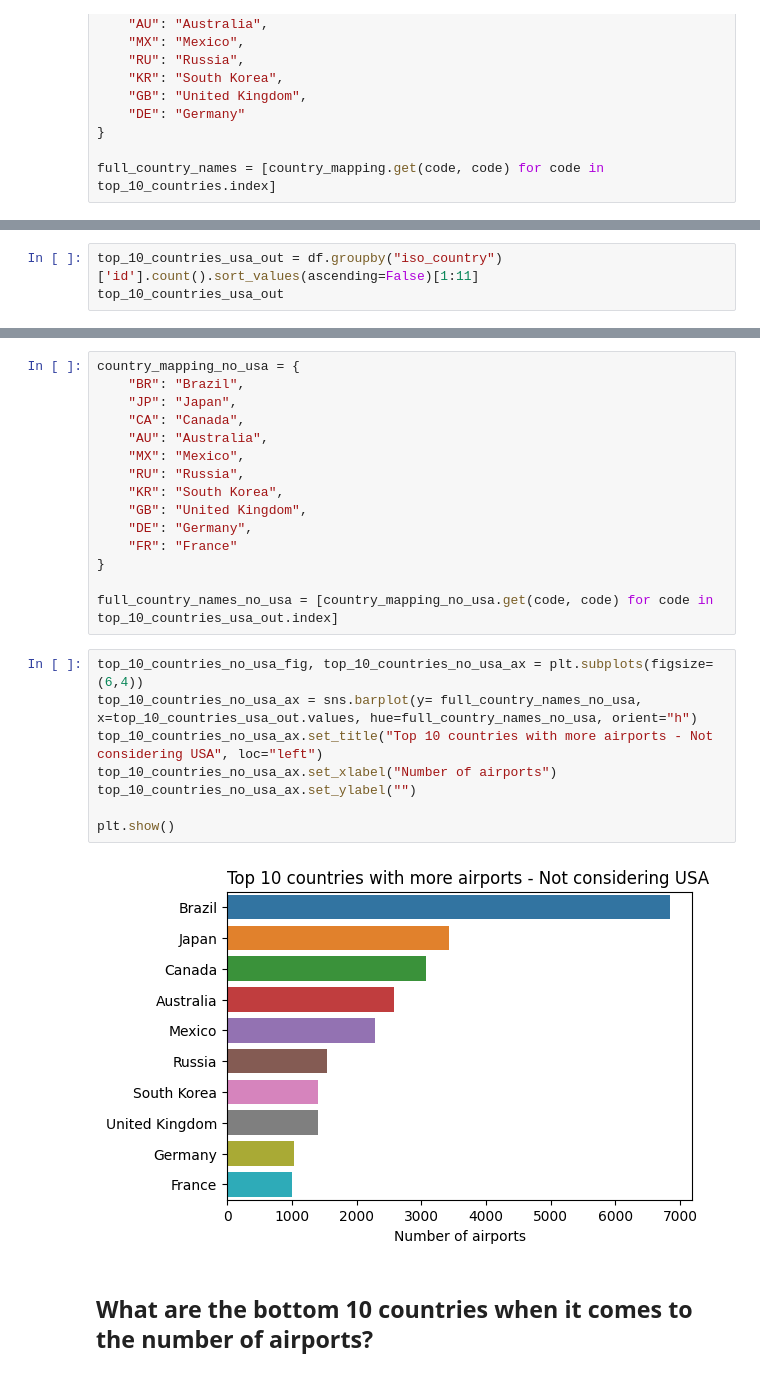
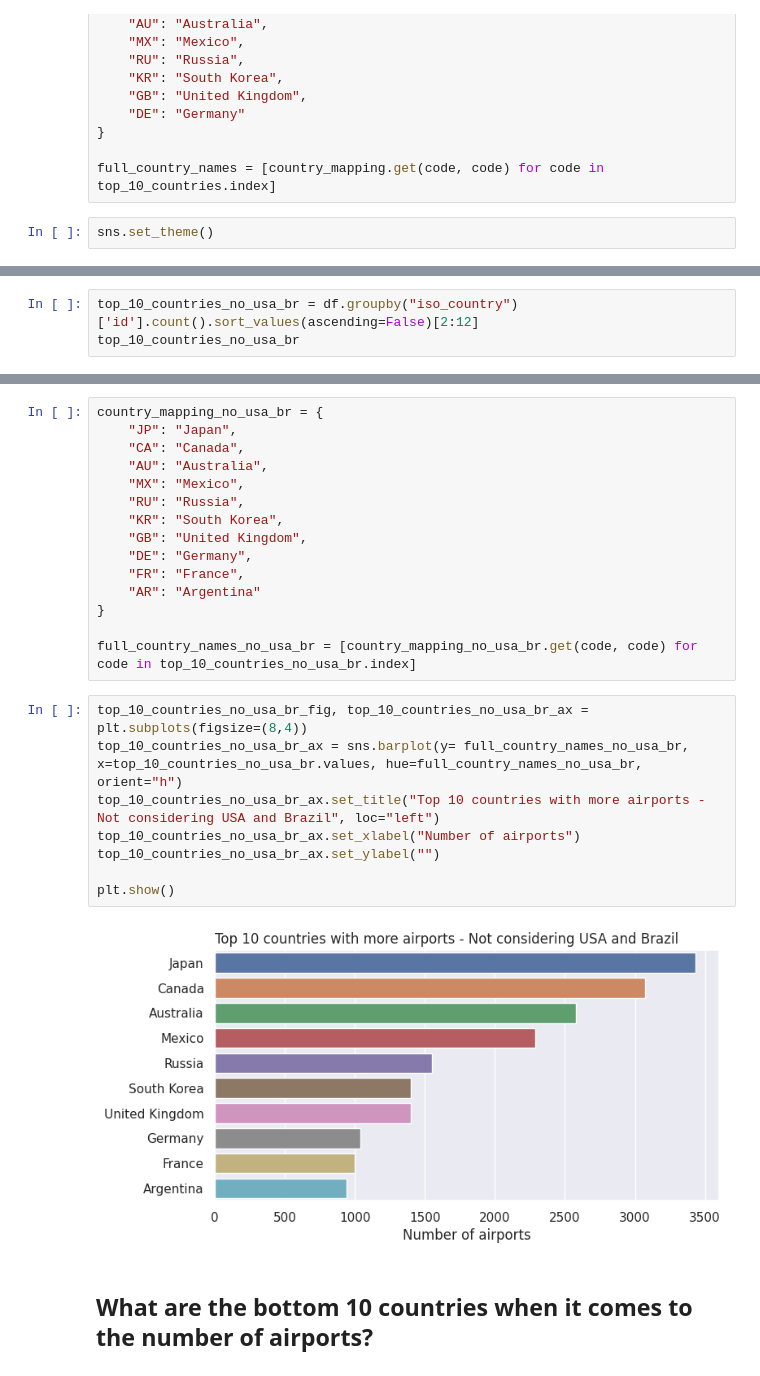
Before and after one commit to fernandowolff/worldwide-airports-dataset-analysis, a Jupyter notebook: worldwide-airports-analysis.ipynb, the cells around one changed output, grey strips where cells are left out. Cells and saved outputs as stored; diff of their text form.

```diff
--- a/worldwide-airports-analysis.ipynb
+++ b/worldwide-airports-analysis.ipynb
@@ -337,6 +341,8 @@ country_mapping = {
 }
 
 full_country_names = [country_mapping.get(code, code) for code in top_10_countries.index]
+# %%
+sns.set_theme()
 # %%
 top_10_countries_fig, top_10_countries_ax = plt.subplots(figsize=(6,4))
 top_10_countries_ax = sns.barplot(y= full_country_names, x=top_10_countries.values, hue=full_country_names, orient="h")
@@ -354,5 +360,5 @@ As USA has a huge number of airports in comparison to the other countries in the
 # %%
-top_10_countries_usa_out = df.groupby("iso_country")['id'].count().sort_values(ascending=False)[1:11]
-top_10_countries_usa_out
+top_10_countries_no_usa_br = df.groupby("iso_country")['id'].count().sort_values(ascending=False)[2:12]
+top_10_countries_no_usa_br
 # %% [output]
 iso_country
@@ -369,7 +375,6 @@ FR    1001
 Name: id, dtype: int64
 # %%
-country_mapping_no_usa = {
-    "BR": "Brazil",
+country_mapping_no_usa_br = {
     "JP": "Japan",
     "CA": "Canada",
     "AU": "Australia",
@@ -378,20 +383,21 @@ country_mapping_no_usa = {
     "KR": "South Korea",
     "GB": "United Kingdom",
     "DE": "Germany",
-    "FR": "France"
+    "FR": "France",
+    "AR": "Argentina"
 }
 
-full_country_names_no_usa = [country_mapping_no_usa.get(code, code) for code in top_10_countries_usa_out.index]
+full_country_names_no_usa_br = [country_mapping_no_usa_br.get(code, code) for code in top_10_countries_no_usa_br.index]
 # %%
-top_10_countries_no_usa_fig, top_10_countries_no_usa_ax = plt.subplots(figsize=(6,4))
-top_10_countries_no_usa_ax = sns.barplot(y= full_country_names_no_usa, x=top_10_countries_usa_out.values, hue=full_country_names_no_usa, orient="h")
-top_10_countries_no_usa_ax.set_title("Top 10 countries with more airports - Not considering USA", loc="left")
-top_10_countries_no_usa_ax.set_xlabel("Number of airports")
-top_10_countries_no_usa_ax.set_ylabel("")
+top_10_countries_no_usa_br_fig, top_10_countries_no_usa_br_ax = plt.subplots(figsize=(8,4))
+top_10_countries_no_usa_br_ax = sns.barplot(y= full_country_names_no_usa_br, x=top_10_countries_no_usa_br.values, hue=full_country_names_no_usa_br, orient="h")
+top_10_countries_no_usa_br_ax.set_title("Top 10 countries with more airports - Not considering USA and Brazil", loc="left")
+top_10_countries_no_usa_br_ax.set_xlabel("Number of airports")
+top_10_countries_no_usa_br_ax.set_ylabel("")
 
 plt.show()
 # %% [output]
-[figure, old version]
+[figure, new version]
 # %% [markdown]
 ## What are the bottom 10 countries when it comes to the number of airports?
 # %%
```
Also changed, not shown: parts of 18 cells of this notebook, 1 other file.
